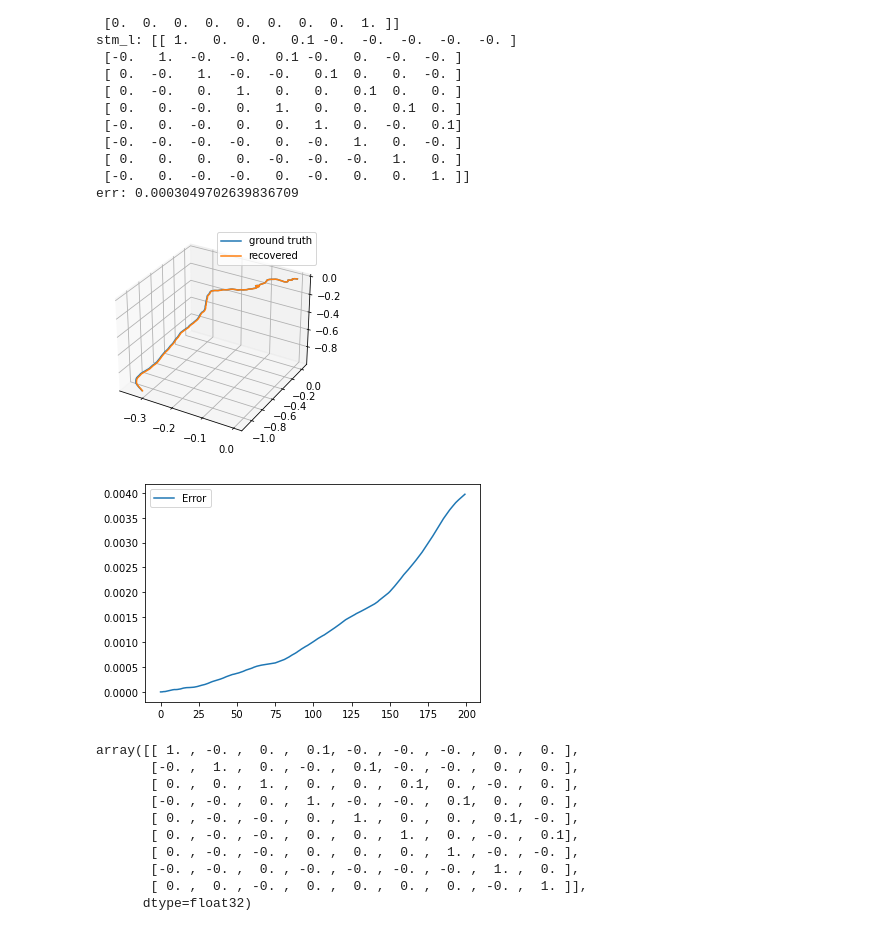
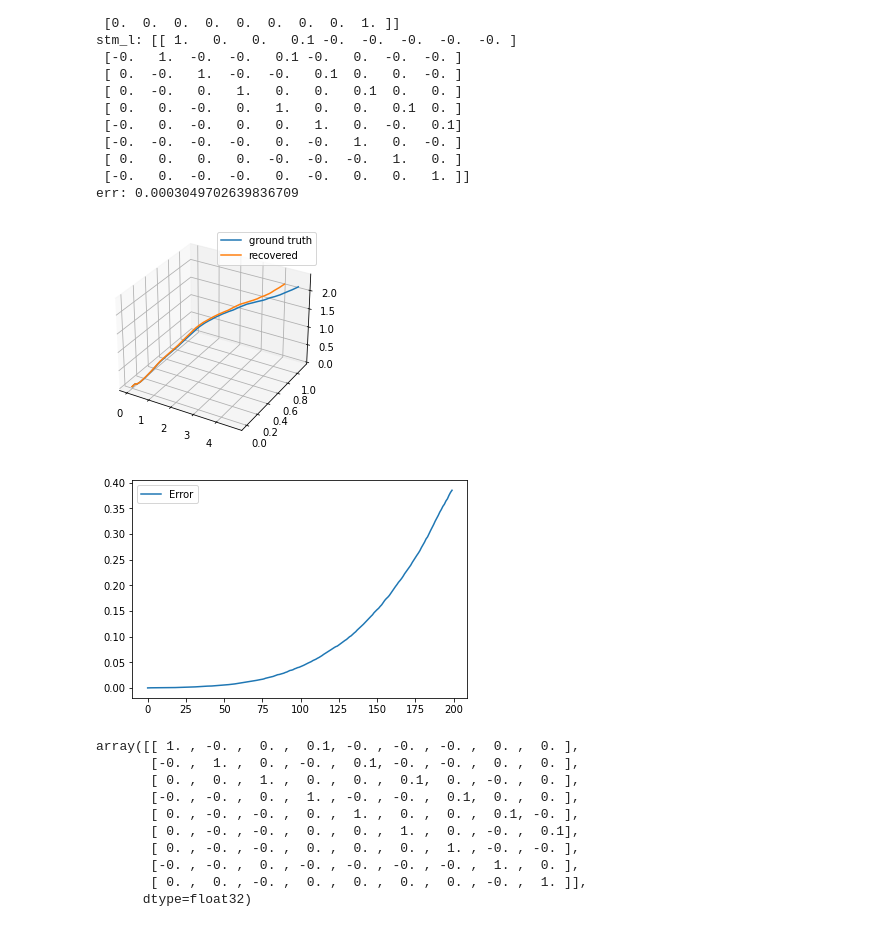
Before and after one commit to mrpossoms/bomberhat, a Jupyter notebook: firmware/notebooks/learned-stm.ipynb, the cells around one changed output. Saved outputs shown, nothing was run; the diff lists cells and outputs as text; code cells hidden in the pictures.

```diff
--- a/firmware/notebooks/learned-stm.ipynb
+++ b/firmware/notebooks/learned-stm.ipynb
@@ -71,7 +71,7 @@ class NeuralNetwork(nn.Module):
         self.flatten = nn.Flatten()
         self.stm_stack = nn.Sequential(
             nn.Linear(9, 9, dtype=torch.float32, bias=False),
-#             nn.Linear(9, 9, dtype=torch.float32, bias=False),
+            nn.Linear(9, 9, dtype=torch.float32, bias=False),
         )
 
     def forward(self, x):
@@ -85,7 +85,7 @@ model = NeuralNetwork().to(device)
 
 
 def train_loop(model, loss_fn, optimizer):
-    epochs = 20000
+    epochs = 40000
     sample_indices = list(range(0, XU.shape[0] - 1, 2))
     losses = np.zeros(epochs)
 
@@ -177,33 +177,33 @@ err: 0.0003049702639836709
 # %%
 steps=200
 X_gt = np.zeros((steps, 9), dtype=np.dtype("float32"))
 H = np.zeros((steps, 9), dtype=np.dtype("float32"))
 error = np.zeros(steps)
 
 for i in range(0, H.shape[0] - 1):
     u_i = np.random.normal(scale=0.1, size=3)
     X_gt[i+1] = stm_gt @ np.concatenate([X_gt[i,0:6], u_i])
 #     H[i+1] = stm_l @ np.concatenate([H[i,0:6], u_i])
 
-    X_np = torch.from_numpy(np.concatenate([H[i,0:6], u_i], dtype=np.dtype("float32")).reshape((1, 9)))
-    H[i+1] = model.forward(X_np).detach().numpy()
+    X_np = torch.from_numpy(np.concatenate([H[i,0:6], u_i]).reshape((1, 9)).astype(np.dtype("float32")))
+    H[i+1] = model.forward(X_np.cuda()).detach().cpu().numpy()
 
     res_i = X_gt[i+1] - H[i+1]
     error[i+1] = np.sqrt(np.dot(res_i, res_i))
 
 ax = plt.figure().add_subplot(projection='3d')
 ax.plot(X_gt[:,0], X_gt[:,1], X_gt[:,2], label="ground truth")
 ax.plot(H[:,0], H[:,1], H[:,2], label="recovered")
 ax.legend()
 plt.show()
 
 ax = plt.figure().add_subplot()
 ax.plot(error, label="Error")
 ax.legend()
 plt.show()
 # %% [output]
-[figure, old version]
+[figure, new version]
-[figure, old version]
+[figure, new version]
 # %%
 np.set_printoptions(suppress = True, precision=3)
 stm_l
```
Also changed, not shown: parts of 2 cells of this notebook.
